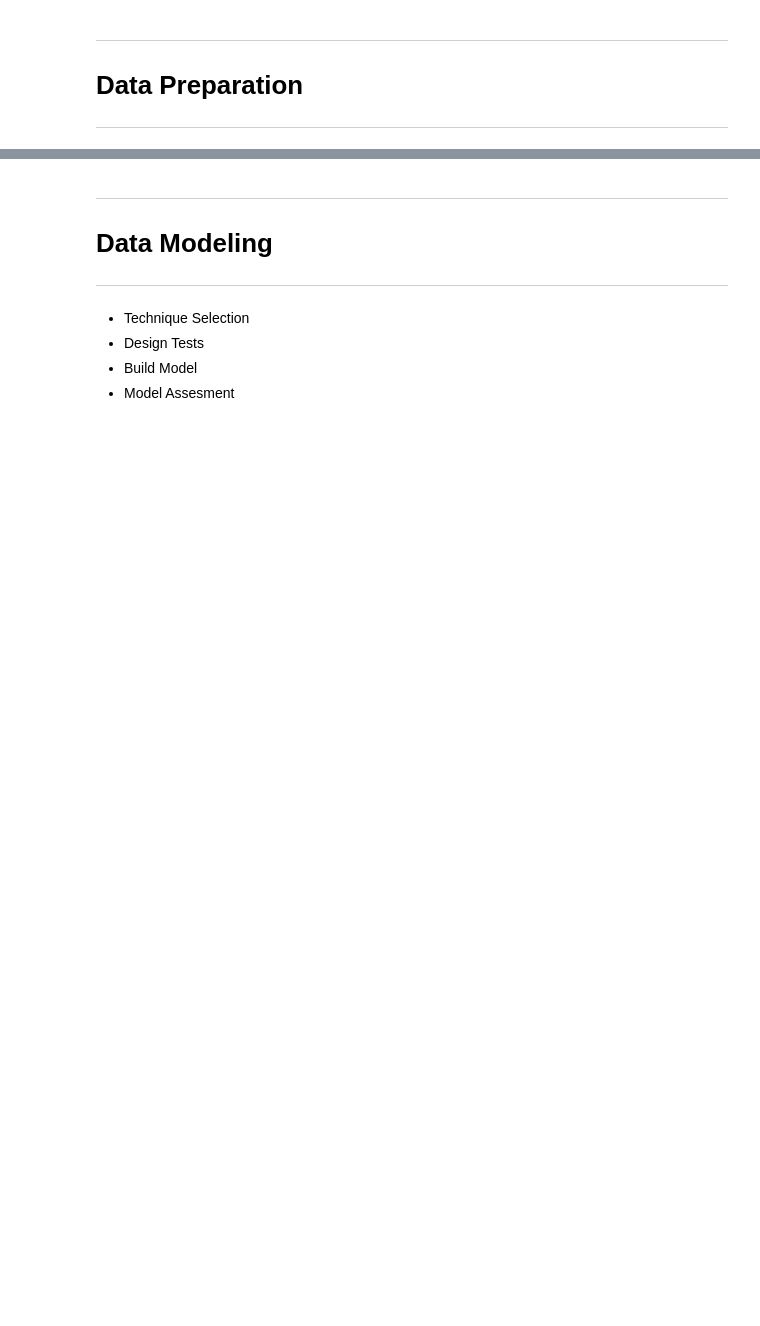
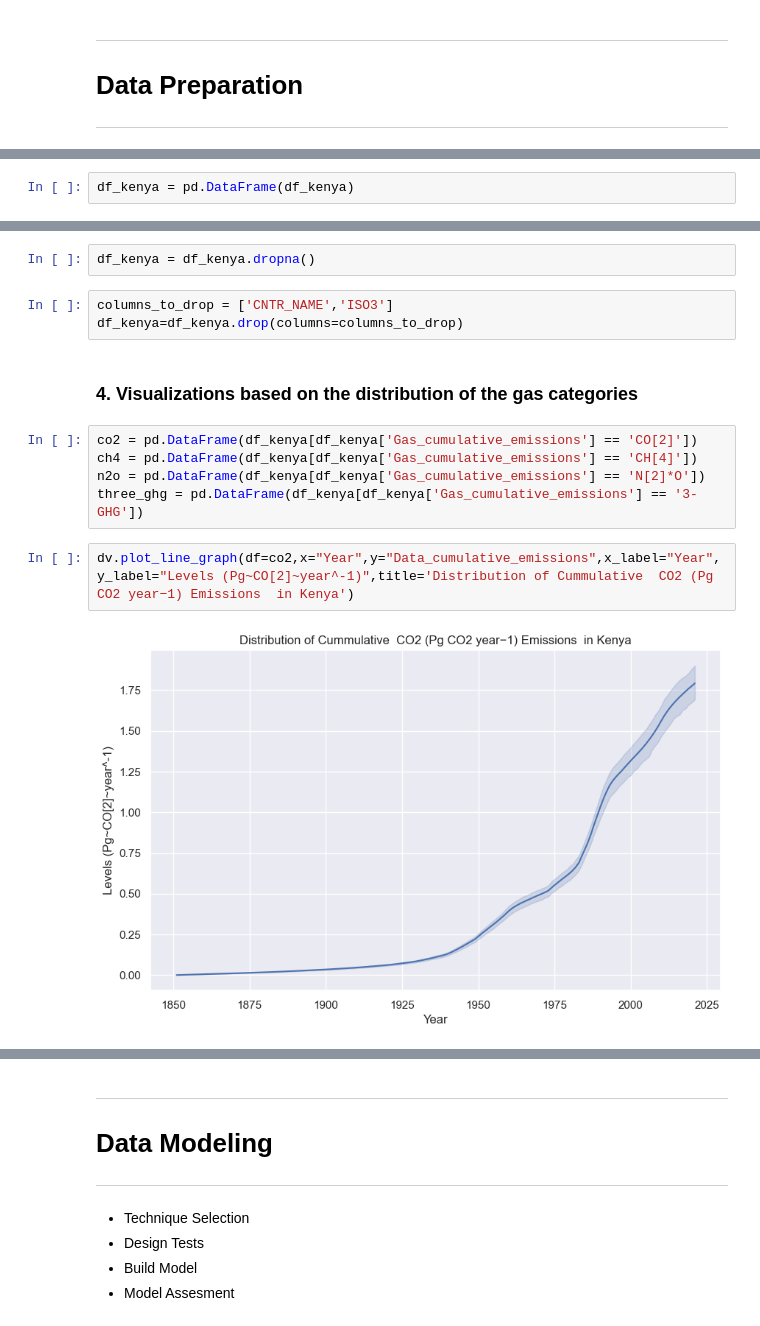
Before and after one commit to JosephRidge/linearmodels, a Jupyter notebook: app-JR.ipynb, the cells around one changed output, grey strips where cells are left out. Cells and saved outputs as stored; diff of their text form; blank space fills up the shorter version.

```diff
--- a/app-JR.ipynb
+++ b/app-JR.ipynb
@@ -410,0 +438,2 @@ Name: count, dtype: float64
+# %%
+df_kenya = pd.DataFrame(df_kenya)
@@ -410,0 +461,16 @@ Name: count, dtype: float64
+# %%
+df_kenya = df_kenya.dropna()
+# %%
+columns_to_drop = ['CNTR_NAME','ISO3']
+df_kenya=df_kenya.drop(columns=columns_to_drop)
+# %% [markdown]
+### 4. Visualizations based on the distribution of the gas categories
+# %%
+co2 = pd.DataFrame(df_kenya[df_kenya['Gas_cumulative_emissions'] == 'CO[2]'])
+ch4 = pd.DataFrame(df_kenya[df_kenya['Gas_cumulative_emissions'] == 'CH[4]'])
+n2o = pd.DataFrame(df_kenya[df_kenya['Gas_cumulative_emissions'] == 'N[2]*O'])
+three_ghg = pd.DataFrame(df_kenya[df_kenya['Gas_cumulative_emissions'] == '3-GHG'])
+# %%
+dv.plot_line_graph(df=co2,x="Year",y="Data_cumulative_emissions",x_label="Year",y_label="Levels (Pg~CO[2]~year^-1)",title='Distribution of Cummulative  CO2 (Pg CO2 year−1) Emissions  in Kenya')
+# %% [output]
+[figure, added]
```
Also changed, not shown: parts of 26 cells of this notebook, 3 other files.
